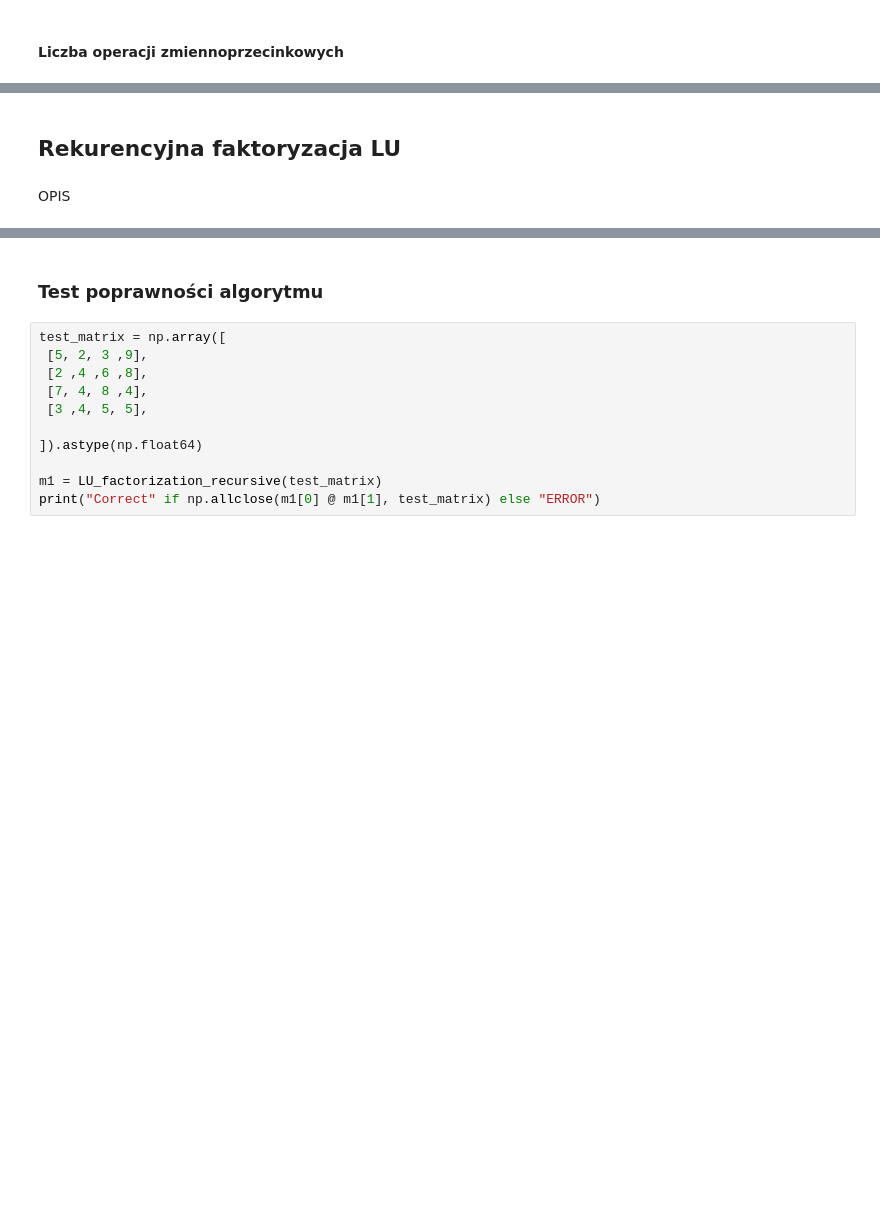
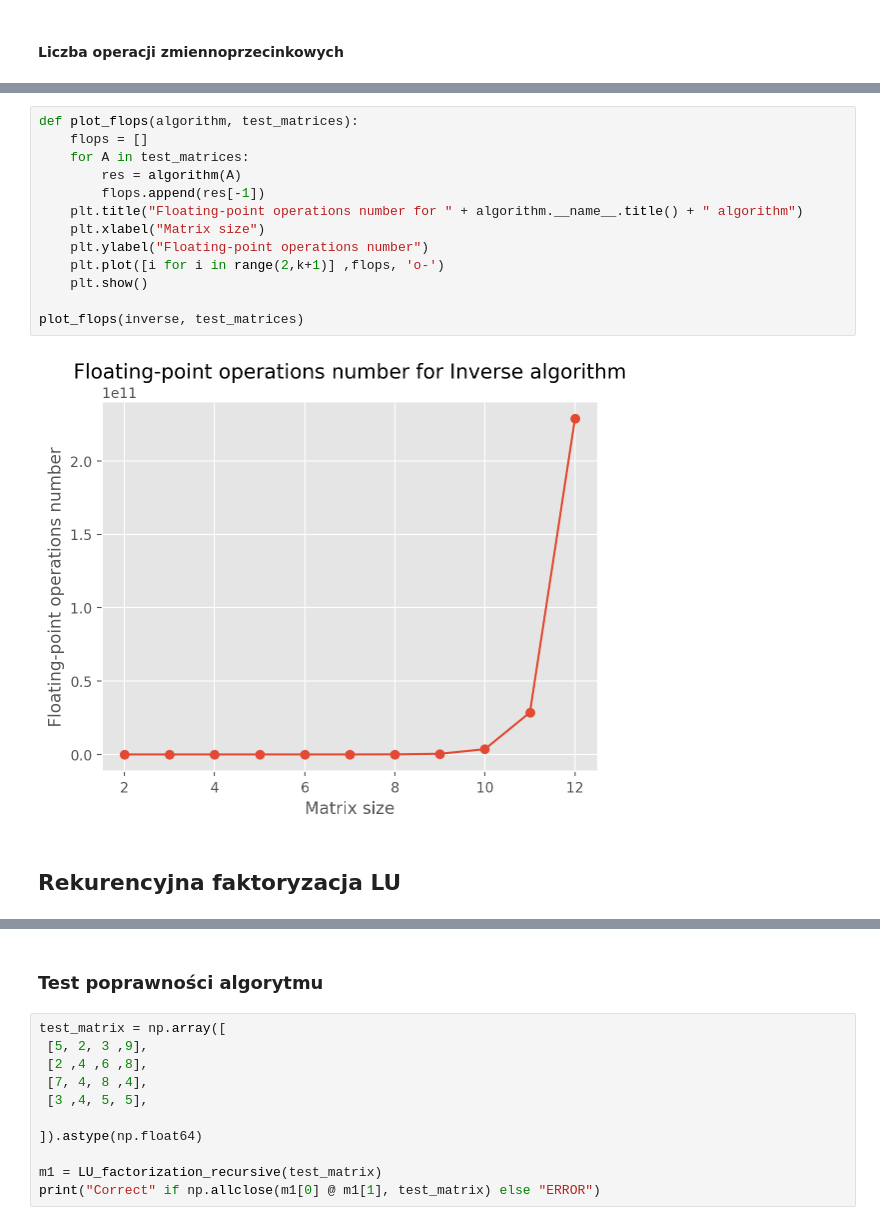
Before and after one commit to pklatka/matrix-algorithms-course, a Jupyter notebook: lab02/lab02.ipynb, the cells around one changed output, grey strips where cells are left out. Drawn from its saved outputs; the diff is of its cells as text; blank space fills up the shorter version.

```diff
--- a/lab02/lab02.ipynb
+++ b/lab02/lab02.ipynb
@@ -101,4 +184,17 @@ Correct
+# %%
+def plot_flops(algorithm, test_matrices):
+    flops = []
+    for A in test_matrices:
+        res = algorithm(A)
+        flops.append(res[-1])
+    plt.title("Floating-point operations number for " + algorithm.__name__.title() + " algorithm")
+    plt.xlabel("Matrix size")
+    plt.ylabel("Floating-point operations number")
+    plt.plot([i for i in range(2,k+1)] ,flops, 'o-')
+    plt.show()
+
+plot_flops(inverse, test_matrices)
+# %% [output]
+[figure, added]
 # %% [markdown]
 ## Rekurencyjna faktoryzacja LU
-# %% [markdown]
-OPIS
```
Also changed, not shown: parts of 12 cells of this notebook.
